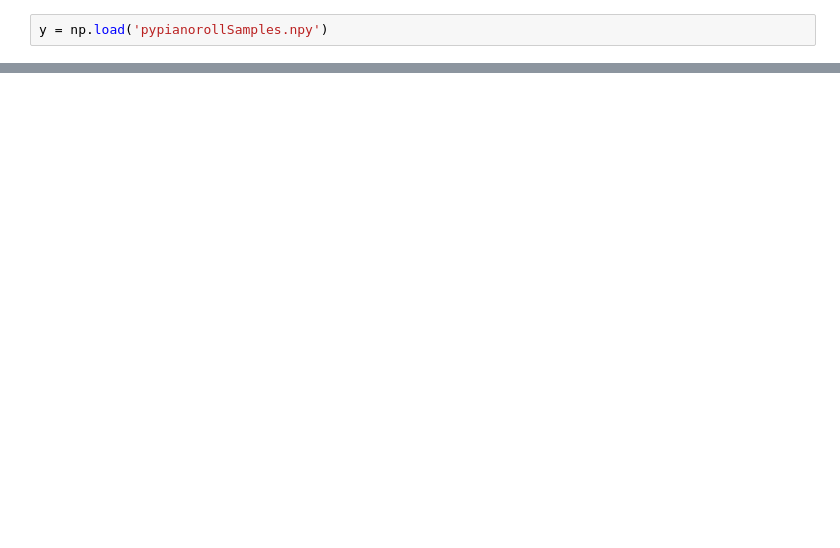
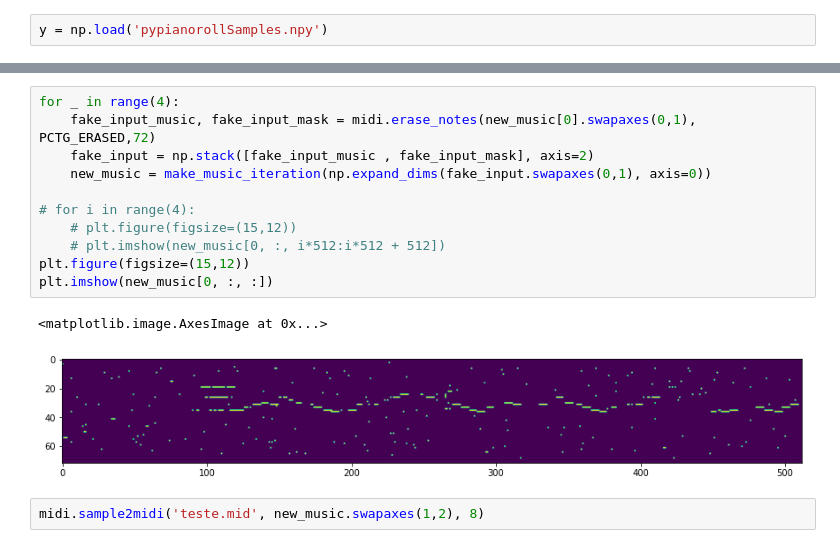
Before and after one commit to Vigrel/music-generation, a Jupyter notebook: model_conv.ipynb, the cells around one changed output, grey strips where cells are left out. Drawn from its saved outputs; the diff is of its cells as text; blank space fills up the shorter version.

```diff
--- a/model_conv.ipynb
+++ b/model_conv.ipynb
@@ -72,0 +97,16 @@ input_data[0,:,:10,0]
+# %%
+for _ in range(4):
+    fake_input_music, fake_input_mask = midi.erase_notes(new_music[0].swapaxes(0,1), PCTG_ERASED,72)
+    fake_input = np.stack([fake_input_music , fake_input_mask], axis=2)
+    new_music = make_music_iteration(np.expand_dims(fake_input.swapaxes(0,1), axis=0))
+
+# for i in range(4):
+    # plt.figure(figsize=(15,12))
+    # plt.imshow(new_music[0, :, i*512:i*512 + 512])
+plt.figure(figsize=(15,12))
+plt.imshow(new_music[0, :, :])
+# %% [output]
+<matplotlib.image.AxesImage at 0x...>
+[figure, added]
+# %%
+midi.sample2midi('teste.mid', new_music.swapaxes(1,2), 8)
```
Also changed, not shown: parts of 19 cells of this notebook, 1 other file.
